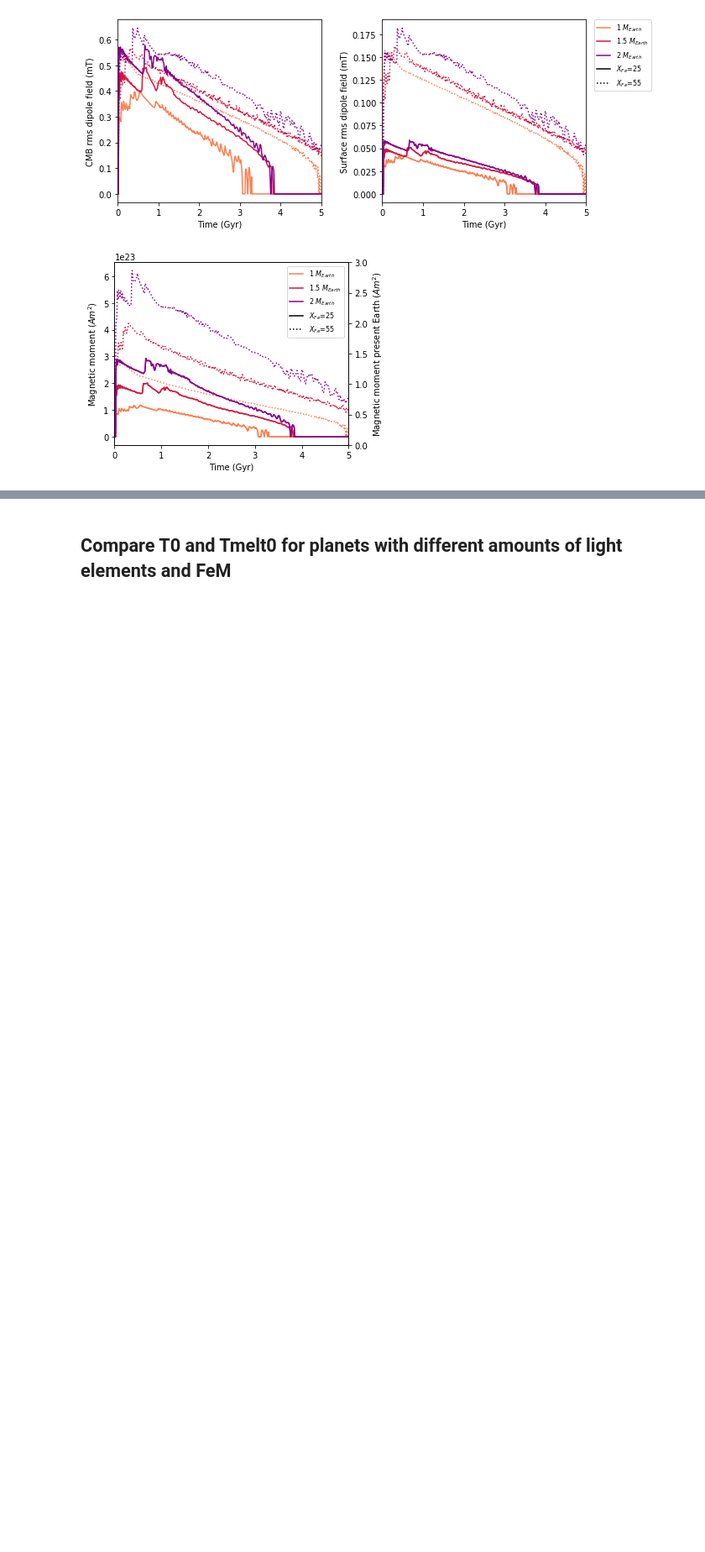
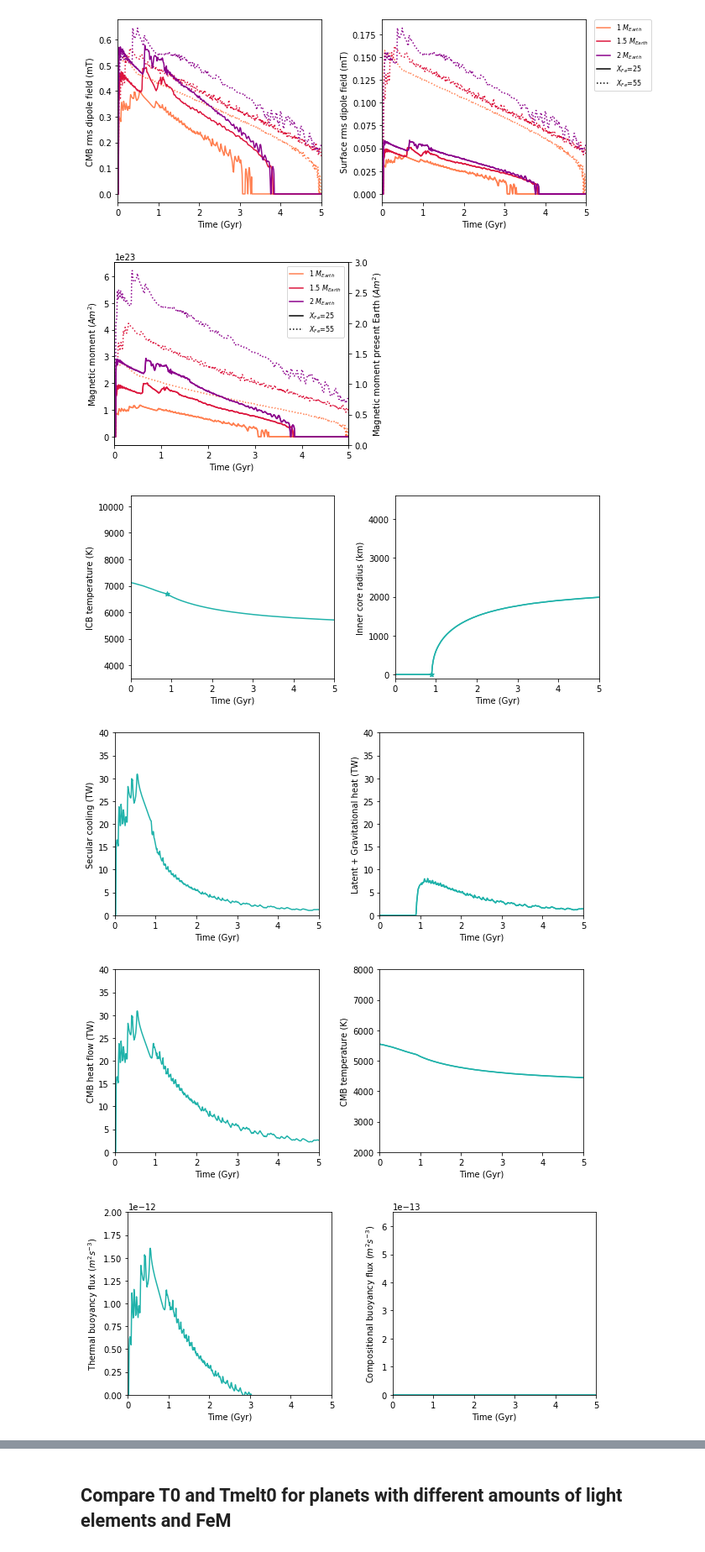
Before and after one commit to irenebonati/exo-cores, a Jupyter notebook: Planets_Evolution.ipynb, the cells around one changed output, grey strips where cells are left out. Shown at 84% size. Cells and saved outputs as stored; diff of their text form; code cells hidden in the pictures; blank space fills up the shorter version.

```diff
--- a/Planets_Evolution.ipynb
+++ b/Planets_Evolution.ipynb
@@ -349,10 +350,10 @@ plot_evolution(1,Masses,Fe,M,yl="Magnetic moment ($A m^{2}$)",figsize=[5,4],leg=
 [figure]
 [figure]
 # %%
-Masses = [1.,1.5,2.]
-Fe = [25.,55.]
+Masses = [1.]
+Fe = [25.]
 Fe_mantle = 0.
-S=0.05
+S=0.
 
 T_ICB = np.zeros((499,len(Fe)*len(Masses)),dtype=np.float64)
 time = np.zeros_like(T_ICB)
@@ -371,12 +372,14 @@ M_ratio = np.zeros_like(T_ICB)
 S_t = np.zeros_like(T_ICB)
 t_IC0 = np.zeros((len(Fe)*len(Masses),1),dtype=np.float64)
 T_IC0 = np.zeros_like(t_IC0)
+T_CMB0 = np.zeros_like(t_IC0)
 
 for i, mass in enumerate(Masses):
     for j,iron in enumerate(Fe):
         Mp = mass
+        FeM = Fe_mantle
         XFe = iron
-        FeM = Fe_mantle
+        S=0.
 
         Planet = evolution.Rocky_Planet(Mp,XFe,FeM,S)
         evo = evolution.Evolution(Planet)
@@ -393,42 +396,49 @@ for i, mass in enumerate(Masses):
         F_X[:,i+j*len(Masses)] = evo.F_X
         Bc[:,i+j*len(Masses)] = evo.Bc
         Bs[:,i+j*len(Masses)] = evo.Bs
         M[:,i+j*len(Masses)] = evo.M
         M_ratio[:,i+j*len(Masses)] = evo.M_ratio
         S_t[:,i+j*len(Masses)] = evo.S_t
-        if r_ICB[0,i+j*len(Masses)] ==0:
+        if r_ICB[0,i+j*len(Masses)] == 0:
             t_IC0[i] = evo.t_IC0
             T_IC0[i] = evo.T_IC0
+            T_CMB0[i] = evo.T_CMB0
         time[:,i+j*len(Masses)] = evo.planet.time_vector
 
+colors = ["lightseagreen","crimson"]
 # Plot r_ICB and T_ICB
 yl = ["ICB temperature (K)","Inner core radius (km)"]
 arr = [T_ICB,r_ICB/1e3]
-plot_evolution(2,Masses,Fe,arr,yl,figsize=[10,4],leg=(1.04, 1.),figname = "Evo_TICB_rICB.pdf")
+plot_evolution(2,Masses,Fe,arr,yl,figsize=[10,4],leg=(1.04, 1.),yltop=[10400,4600],ylbot=[3500,-100],figname = "Evo_TICB_rICB.pdf")
 
 # Plot evolution of light elements
 if S!=0.:
-    plot_evolution(1,Masses,Fe,S_t*1e2,yl="Fraction of light elements (%)",figsize=[5,4],leg=(1.04, 1.),figname = "Evo_S.pdf")
+    plot_evolution(1,Masses,Fe,S_t*1e2,yl="Fraction of light elements (%)",figsize=[5,4],leg=(1.04, 1.),yltop=[100],ylbot=[0],figname = "Evo_S.pdf")
 
 # Plot energy budgets
-yl = ["Secular cooling (W)","Latent heat (W)","Gravitational heat (W)"]
-arr = [QC,QL,QX]
-plot_evolution(3,Masses,Fe,arr,yl,figsize=[14,4],leg = (1.35, 1.),figname = "Evo_Energy.pdf")
+yl = ["Secular cooling (TW)","Latent + Gravitational heat (TW)"]
+arr = [QC/1e12,QL/1e12+QX/1e12]
+plot_evolution(2,Masses,Fe,arr,yl,figsize=[10,4],yltop=[40,40],ylbot=[0,0],leg = (1.35, 1.),figname = "Evo_Energy.pdf")
 
 # T_CMB and Q_CMB
-yl = ["CMB heat flow (W)","CMB temperature (K)"]
-arr = [Q_CMB,T_CMB]
-plot_evolution(2,Masses,Fe,arr,yl,figsize=[10,4],leg = (1.04, 1.),figname = "Evo_QCMB_TCMB.pdf")
+yl = ["CMB heat flow (TW)","CMB temperature (K)"]
+arr = [Q_CMB/1e12,T_CMB]
+plot_evolution(2,Masses,Fe,arr,yl,figsize=[10,4],yltop=[40,8000],ylbot=[0,2000],leg = (1.32, 1.),figname = "Evo_QCMB_TCMB.pdf")
 
 # Plot buoyancy fluxes
 yl = ["Thermal buoyancy flux ($m^{2}s^{-3}$)","Compositional buoyancy flux ($m^{2}s^{-3}$)"]
 arr = [F_th,F_X]
-plot_evolution(2,Masses,Fe,arr,yl,figsize=[10,4],leg = (1.32, 1.),figname = "Evo_Fluxes.pdf")
+plot_evolution(2,Masses,Fe,arr,yl,figsize=[10,4],yltop=[2e-12,6.5e-13],ylbot=[0,0],leg = (1.32, 1.),figname = "Evo_Fluxes.pdf")
 
 # Plot rms dipole field at the surface and at the CMB
 yl = ["CMB rms dipole field (mT)","Surface rms dipole field (mT)"]
 arr = [Bc*1e3,Bs*1e3]
-plot_evolution(2,Masses,Fe,arr,yl,figsize=[10,4],leg = (1.32, 1.),figname = "Evo_rms.pdf")
+plot_evolution(2,Masses,Fe,arr,yl,figsize=[10,4],yltop=[0.7,0.2],ylbot=[0,0],leg = (1.32, 1.),figname = "Evo_rms.pdf")
 
 # Plot magnetic moment evolution
-plot_evolution(1,Masses,Fe,M,yl="Magnetic moment ($A m^{2}$)",figsize=[5,4],leg=(0.98, 0.98),figname = "Evo_MF.pdf")
+plot_evolution(1,Masses,Fe,M,yl="Magnetic moment ($A m^{2}$)",figsize=[5,4],yltop=[6.6e23],ylbot=[0],leg=(0.98, 0.98),figname = "Evo_MF.pdf")
+# %% [output]
+[figure, added]
+[figure, added]
+[figure, added]
+[figure, added]
```
Also changed, not shown: parts of 2 cells of this notebook, 4 other files.
